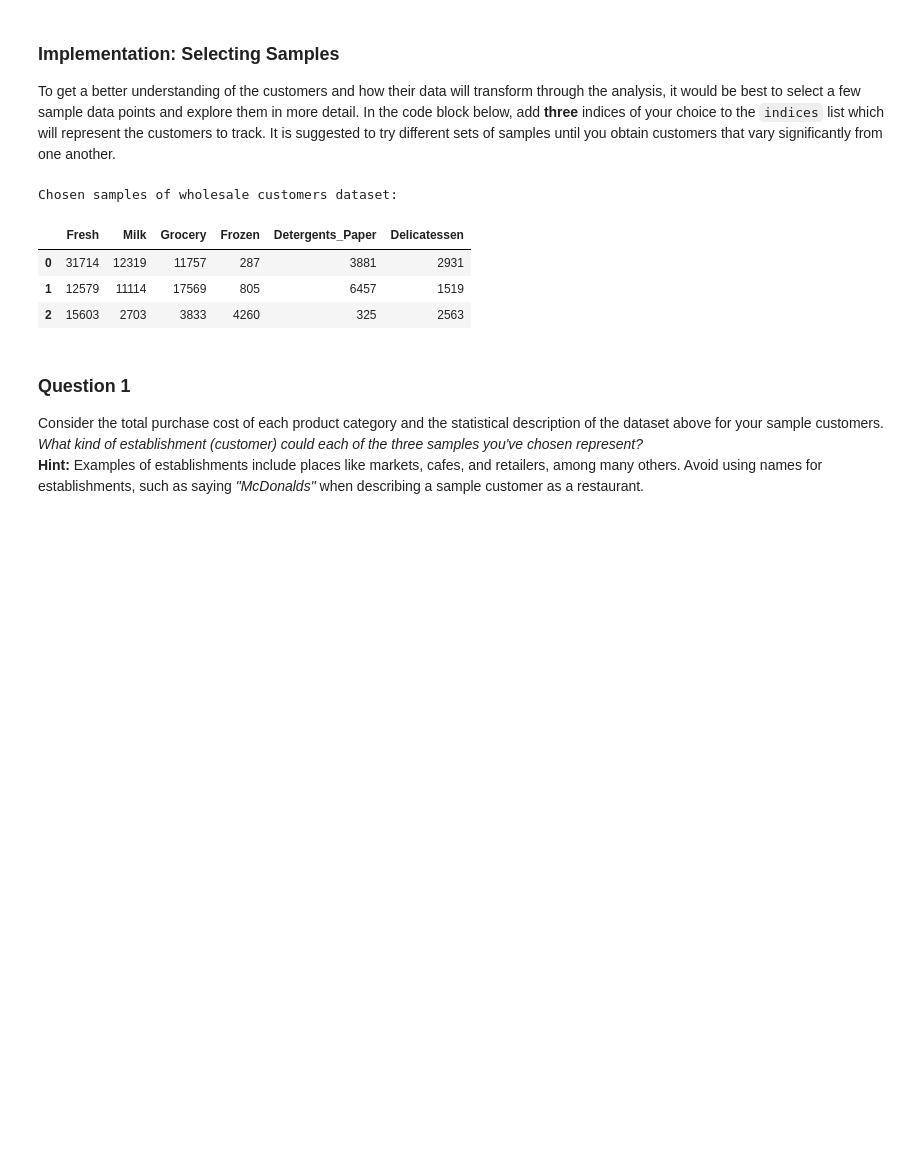
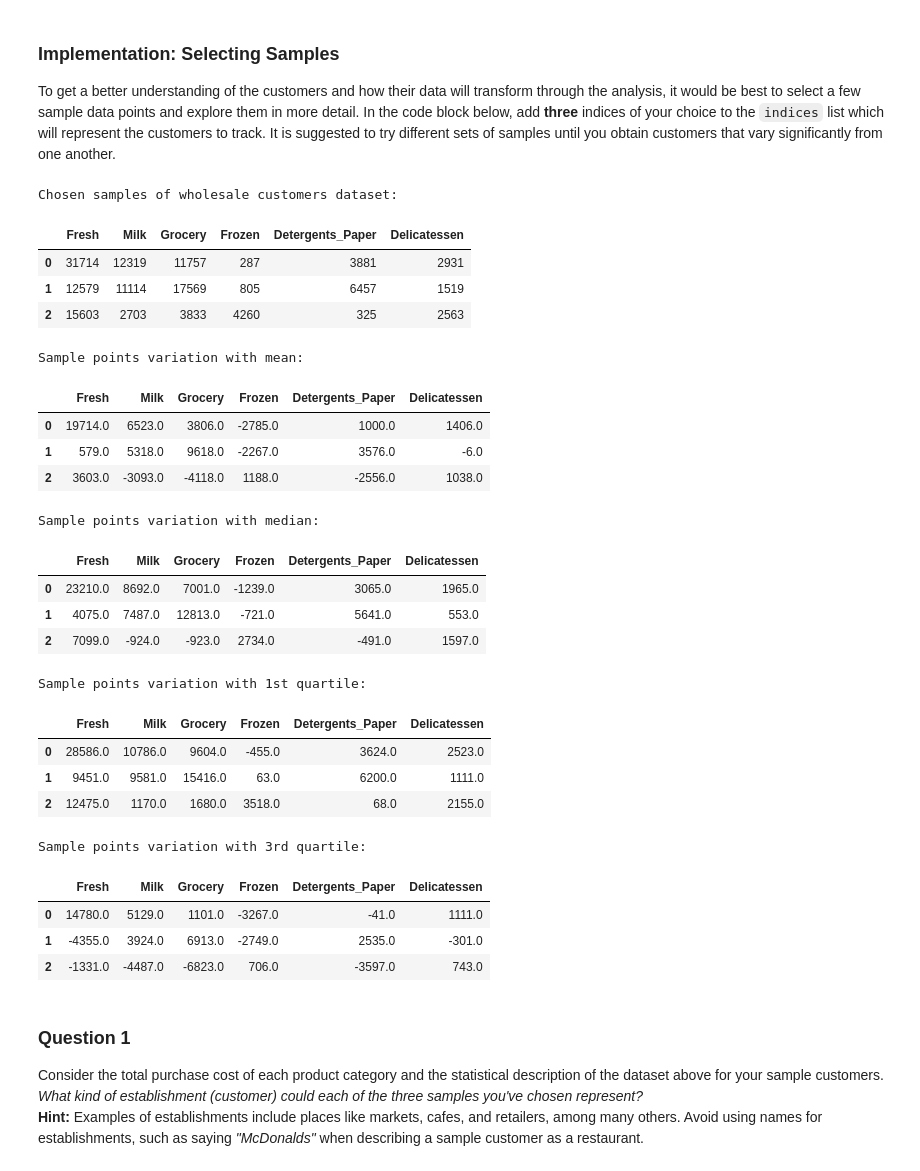
Before and after one commit to Vaultica/Projects, a Jupyter notebook: machine-learning/projects/customer_segments/customer_segments.ipynb, the cells around one changed output. Cells and saved outputs as stored; diff of their text form; code cells hidden in the pictures; blank space fills up the shorter version.

```diff
--- a/machine-learning/projects/customer_segments/customer_segments.ipynb
+++ b/machine-learning/projects/customer_segments/customer_segments.ipynb
@@ -79,6 +79,36 @@ Chosen samples of wholesale customers dataset:
 | 0 | 31714 | 12319 | 11757 | 287 | 3881 | 2931 |
 | 1 | 12579 | 11114 | 17569 | 805 | 6457 | 1519 |
 | 2 | 15603 | 2703 | 3833 | 4260 | 325 | 2563 |
+# %%
+print "Sample points variation with mean:"
+display(samples - np.round(data.mean()))
+print "Sample points variation with median:"
+display(samples - np.round(data.median()))
+print "Sample points variation with 1st quartile:"
+display(samples - np.round(data.quantile(0.25)))
+print "Sample points variation with 3rd quartile:"
+display(samples - np.round(data.quantile(0.75)))
+# %% [output]
+Sample points variation with mean:
+|  | Fresh | Milk | Grocery | Frozen | Detergents_Paper | Delicatessen |
+| 0 | 19714.0 | 6523.0 | 3806.0 | -2785.0 | 1000.0 | 1406.0 |
+| 1 | 579.0 | 5318.0 | 9618.0 | -2267.0 | 3576.0 | -6.0 |
+| 2 | 3603.0 | -3093.0 | -4118.0 | 1188.0 | -2556.0 | 1038.0 |
+Sample points variation with median:
+|  | Fresh | Milk | Grocery | Frozen | Detergents_Paper | Delicatessen |
+| 0 | 23210.0 | 8692.0 | 7001.0 | -1239.0 | 3065.0 | 1965.0 |
+| 1 | 4075.0 | 7487.0 | 12813.0 | -721.0 | 5641.0 | 553.0 |
+| 2 | 7099.0 | -924.0 | -923.0 | 2734.0 | -491.0 | 1597.0 |
+Sample points variation with 1st quartile:
+|  | Fresh | Milk | Grocery | Frozen | Detergents_Paper | Delicatessen |
+| 0 | 28586.0 | 10786.0 | 9604.0 | -455.0 | 3624.0 | 2523.0 |
+| 1 | 9451.0 | 9581.0 | 15416.0 | 63.0 | 6200.0 | 1111.0 |
+| 2 | 12475.0 | 1170.0 | 1680.0 | 3518.0 | 68.0 | 2155.0 |
+Sample points variation with 3rd quartile:
+|  | Fresh | Milk | Grocery | Frozen | Detergents_Paper | Delicatessen |
+| 0 | 14780.0 | 5129.0 | 1101.0 | -3267.0 | -41.0 | 1111.0 |
+| 1 | -4355.0 | 3924.0 | 6913.0 | -2749.0 | 2535.0 | -301.0 |
+| 2 | -1331.0 | -4487.0 | -6823.0 | 706.0 | -3597.0 | 743.0 |
 # %% [markdown]
 ### Question 1
 Consider the total purchase cost of each product category and the statistical description of the dataset above for your sample customers.
```
Also changed, not shown: parts of 3 cells of this notebook.
